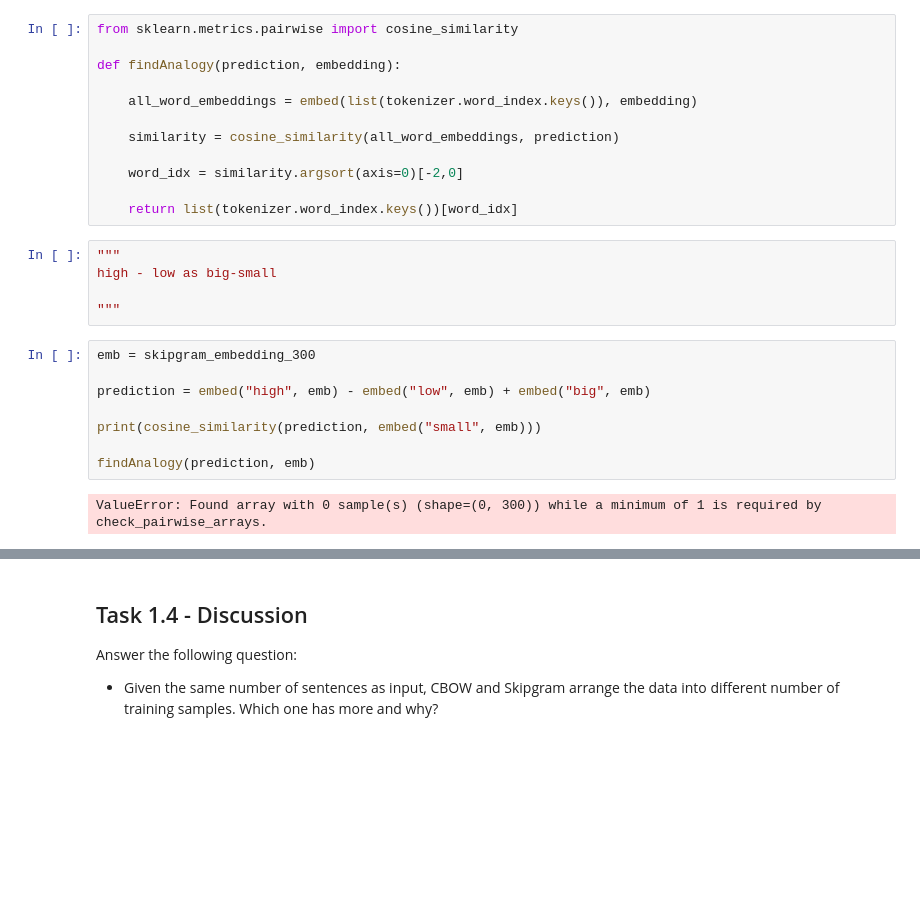
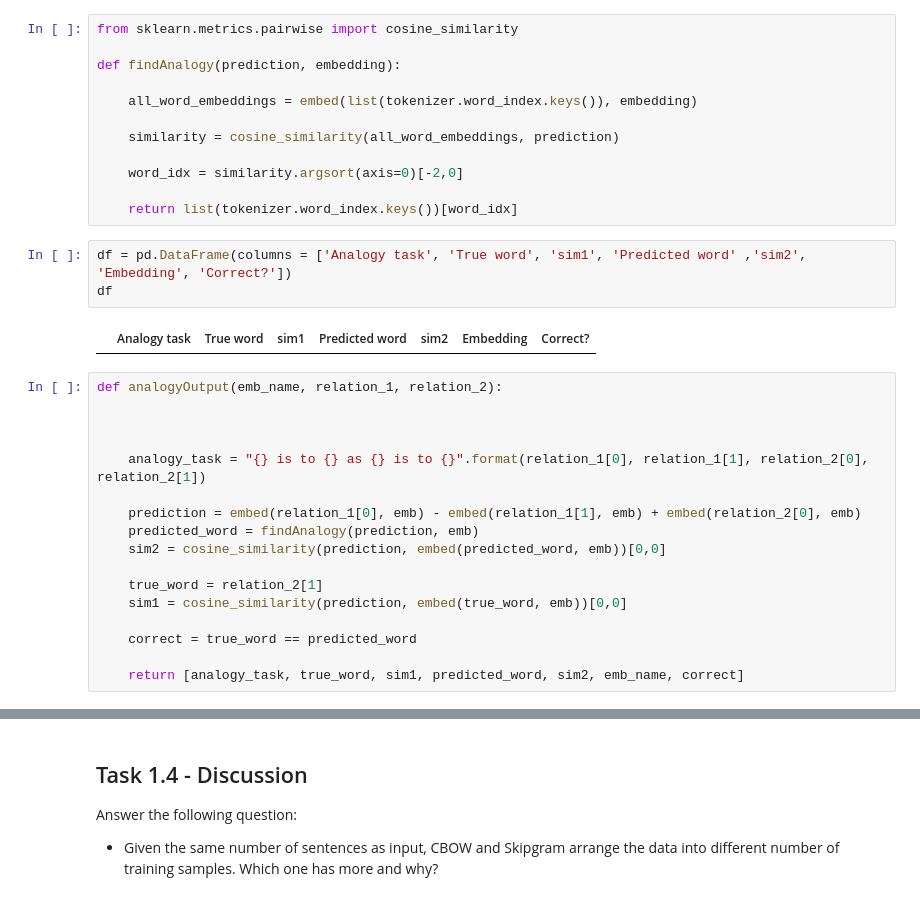
Before and after one commit to Joriswillems/deeplearning, a Jupyter notebook: assigment1/Assignment_1_(TF_2).ipynb, the cells around one changed output, grey strips where cells are left out. Cells and saved outputs as stored; diff of their text form; blank space fills up the shorter version.

```diff
--- a/assigment1/Assignment_1_(TF_2).ipynb
+++ b/assigment1/Assignment_1_(TF_2).ipynb
@@ -309,18 +304,25 @@ def findAnalogy(prediction, embedding):
     word_idx = similarity.argsort(axis=0)[-2,0]
 
     return list(tokenizer.word_index.keys())[word_idx]
-# %%
-"""
-high - low as big-small
-
-"""
-# %%
-emb = skipgram_embedding_300
-
-prediction = embed("high", emb) - embed("low", emb) + embed("big", emb)
-
-print(cosine_similarity(prediction, embed("small", emb)))
-
-findAnalogy(prediction, emb)
-# %% [output]
-ValueError: Found array with 0 sample(s) (shape=(0, 300)) while a minimum of 1 is required by check_pairwise_arrays.
+# %%
+df = pd.DataFrame(columns = ['Analogy task', 'True word', 'sim1', 'Predicted word' ,'sim2', 'Embedding', 'Correct?'])
+df
+# %% [output]
+|  | Analogy task | True word | sim1 | Predicted word | sim2 | Embedding | Correct? |
+# %%
+def analogyOutput(emb_name, relation_1, relation_2):
+
+
+
+    analogy_task = "{} is to {} as {} is to {}".format(relation_1[0], relation_1[1], relation_2[0], relation_2[1])
+
+    prediction = embed(relation_1[0], emb) - embed(relation_1[1], emb) + embed(relation_2[0], emb)
+    predicted_word = findAnalogy(prediction, emb)
+    sim2 = cosine_similarity(prediction, embed(predicted_word, emb))[0,0]
+
+    true_word = relation_2[1]
+    sim1 = cosine_similarity(prediction, embed(true_word, emb))[0,0]
+
+    correct = true_word == predicted_word
+
+    return [analogy_task, true_word, sim1, predicted_word, sim2, emb_name, correct]
```
Also changed, not shown: parts of 9 cells of this notebook.
